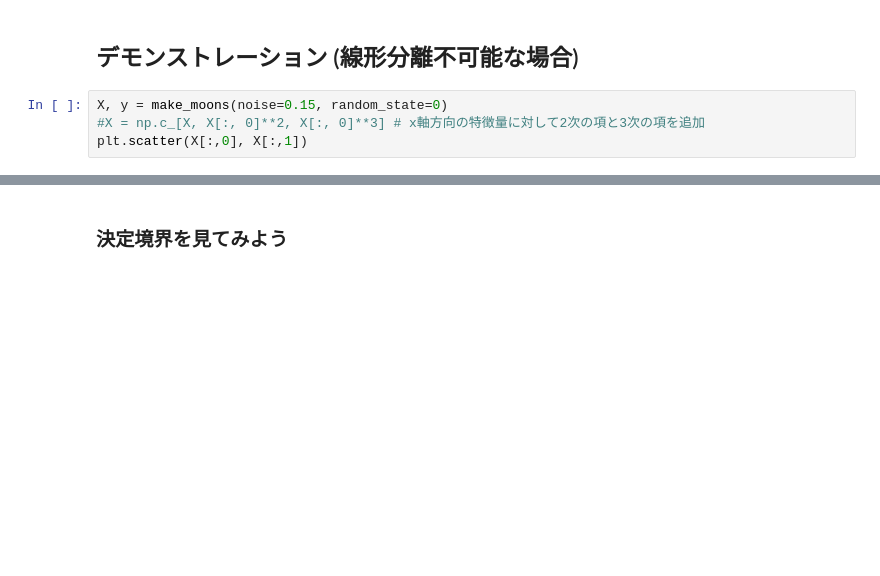
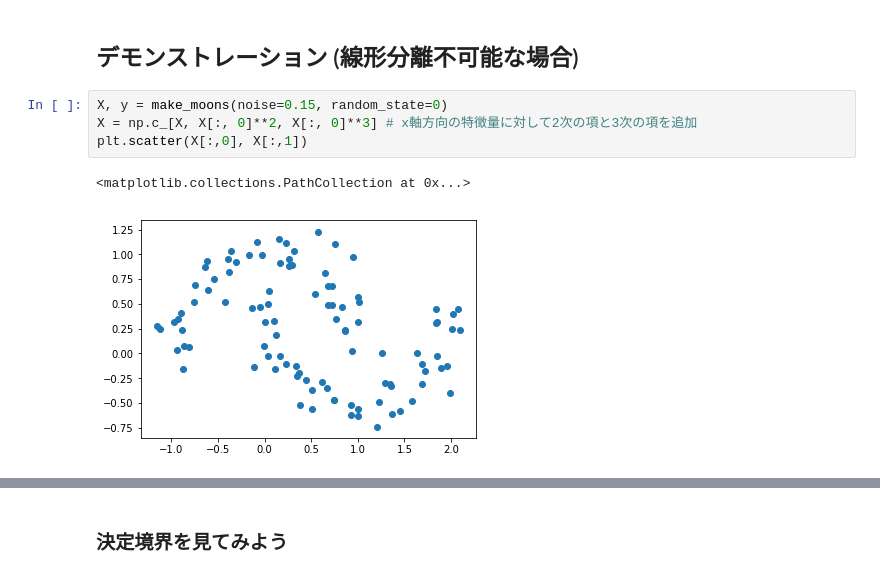
Before and after one commit to machine-learning-learning/learning, a Jupyter notebook: Lecture4/Logistic_Sample.ipynb, the cells around one changed output, grey strips where cells are left out. Saved outputs shown, nothing was run; the diff lists cells and outputs as text; blank space fills up the shorter version.

```diff
--- a/Lecture4/Logistic_Sample.ipynb
+++ b/Lecture4/Logistic_Sample.ipynb
@@ -50,8 +64,11 @@ plt.scatter(X_test[:, 0], X_test[:, 1], c=y_test, cmap=cm_bright, alpha=0.3) #
 ## デモンストレーション (線形分離不可能な場合)
 # %%
 X, y = make_moons(noise=0.15, random_state=0)
-#X = np.c_[X, X[:, 0]**2, X[:, 0]**3] # x軸方向の特徴量に対して2次の項と3次の項を追加
+X = np.c_[X, X[:, 0]**2, X[:, 0]**3] # x軸方向の特徴量に対して2次の項と3次の項を追加
 plt.scatter(X[:,0], X[:,1])
+# %% [output]
+<matplotlib.collections.PathCollection at 0x...>
+[figure, added]
 # %%
 X_train, X_test, y_train, y_test = train_test_split(X, y, test_size=.4) # 訓練用とテスト用に分割
 
```
Also changed, not shown: parts of 9 cells of this notebook, 1 other file.
